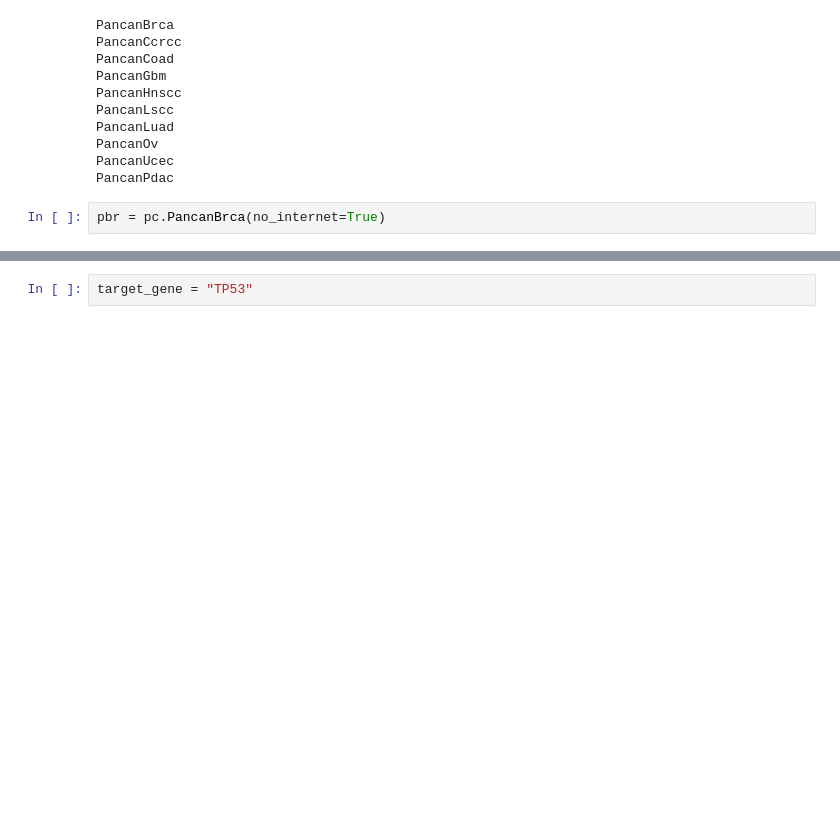
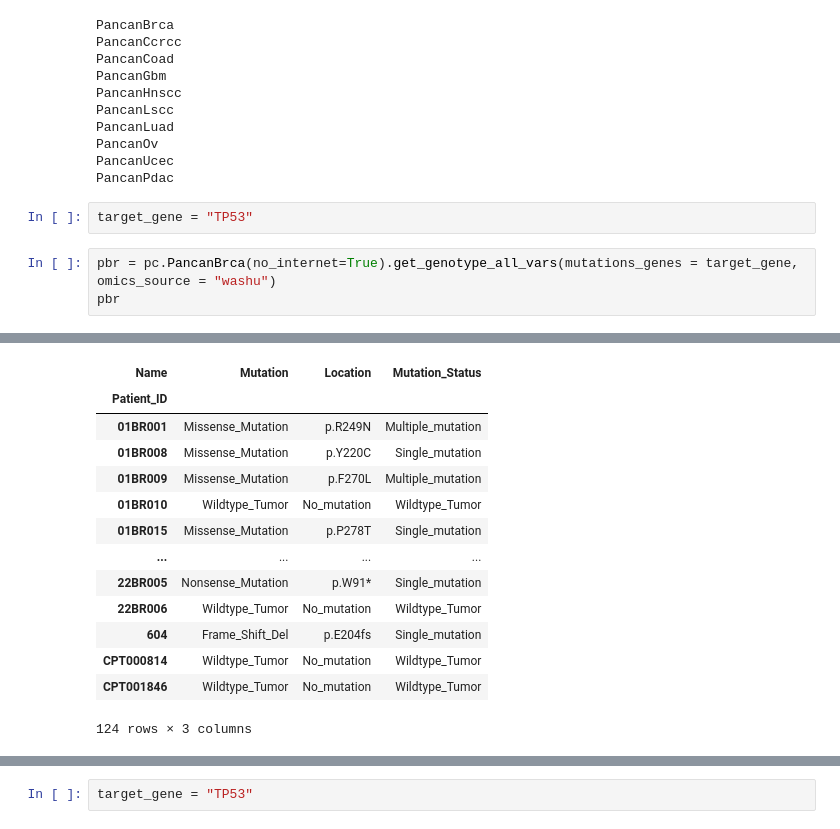
Before and after one commit to PayneLab/WhenMutationsDontMatter, a Jupyter notebook: Pancan/TP53/Mutation_Type_Barchart.ipynb, the cells around one changed output, grey strips where cells are left out. Cells and saved outputs as stored; diff of their text form; blank space fills up the shorter version.

```diff
--- a/Pancan/TP53/Mutation_Type_Barchart.ipynb
+++ b/Pancan/TP53/Mutation_Type_Barchart.ipynb
@@ -15,5 +17,9 @@ PancanLuad
 PancanOv
 PancanUcec
 PancanPdac
+# %%
+target_gene = "TP53"
 # %%
-pbr = pc.PancanBrca(no_internet=True)
+pbr = pc.PancanBrca(no_internet=True).get_genotype_all_vars(mutations_genes = target_gene, omics_source = "washu")
+pbr
+# %% [output]
@@ -20 +28,15 @@ pbr = pc.PancanBrca(no_internet=True)
+| Name | Mutation | Location | Mutation_Status |
+| Patient_ID |  |  |  |
+| 01BR001 | Missense_Mutation | p.R249N | Multiple_mutation |
+| 01BR008 | Missense_Mutation | p.Y220C | Single_mutation |
+| 01BR009 | Missense_Mutation | p.F270L | Multiple_mutation |
+| 01BR010 | Wildtype_Tumor | No_mutation | Wildtype_Tumor |
+| 01BR015 | Missense_Mutation | p.P278T | Single_mutation |
+| ... | ... | ... | ... |
+| 22BR005 | Nonsense_Mutation | p.W91* | Single_mutation |
+| 22BR006 | Wildtype_Tumor | No_mutation | Wildtype_Tumor |
+| 604 | Frame_Shift_Del | p.E204fs | Single_mutation |
+| CPT000814 | Wildtype_Tumor | No_mutation | Wildtype_Tumor |
+| CPT001846 | Wildtype_Tumor | No_mutation | Wildtype_Tumor |
+124 rows × 3 columns
 # %%
```
Also changed, not shown: parts of 17 cells of this notebook, 4 other files.
